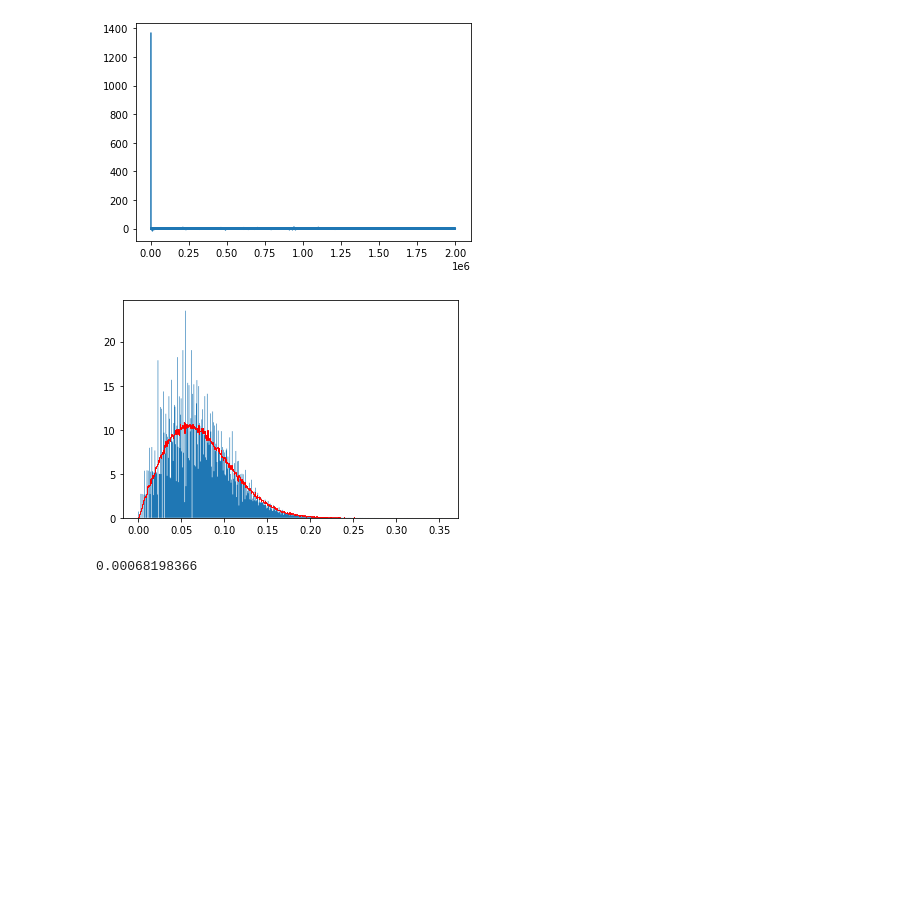
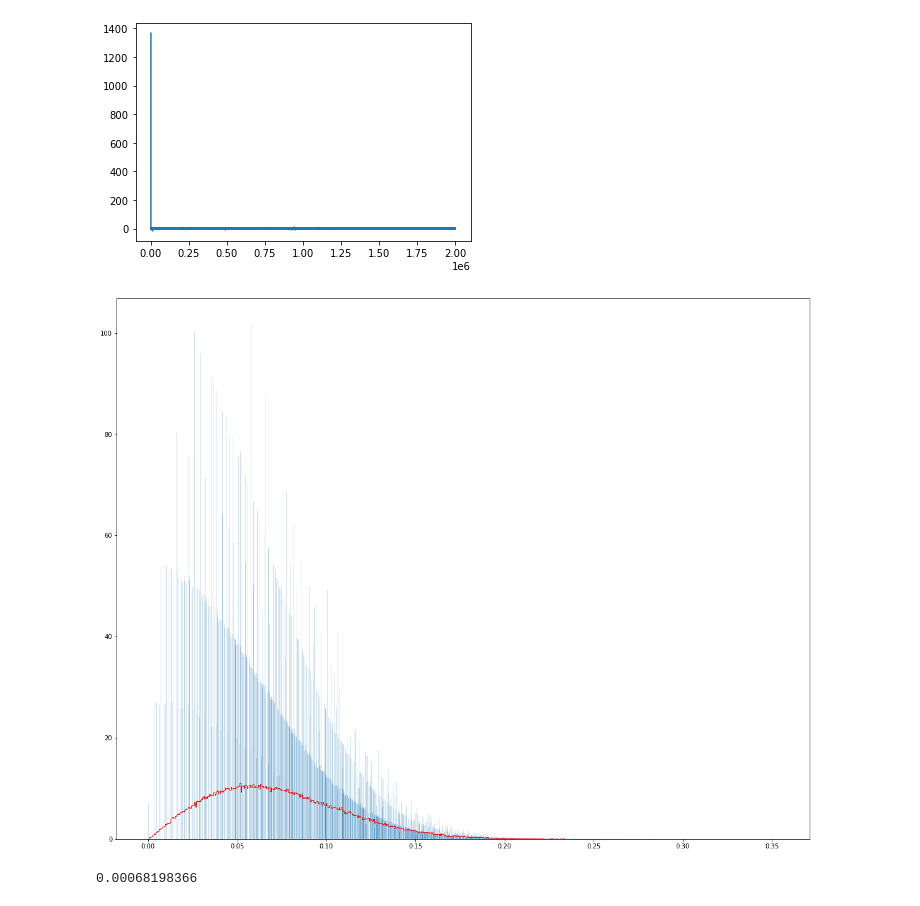
Before and after one commit to axelzedigh/MasterThesisResults, a Jupyter notebook: notebooks/Noise_visualization.ipynb, the cells around one changed output. Cells and saved outputs as stored; diff of their text form; code cells hidden in the pictures; blank space fills up the shorter version.

```diff
--- a/notebooks/Noise_visualization.ipynb
+++ b/notebooks/Noise_visualization.ipynb
@@ -100,15 +100,16 @@ plt.show()
 # %%
 rayleigh_noise_set = []
 for i in range(2000):
     rayleigh_noise = np.random.rayleigh(0.058,110)
     rayleigh_noise_set.append(rayleigh_noise)
 
 rn = np.array(rayleigh_noise_set)
-plt.hist(noise_traces_flattened_fixed*105, bins=500, density=True, histtype="stepfilled")
+plt.figure(figsize=(20,16))
+plt.hist(noise_traces_flattened_fixed*105, bins=5000, density=True, histtype="stepfilled")
 plt.hist(rn.flatten(), bins=500, density=True, histtype="step", color="r", rwidth=4)
 plt.show()
 # %% [output]
-[figure, old version]
+[figure, new version]
 # %%
 MASTERTHESISTOP = os.getenv("MASTERTHESISTOP")
 PATH = "datasets/last_round_aes/experiment_axel/1029_trace_noise_office/original_data/"
```
Also changed, not shown: 8 other files.
